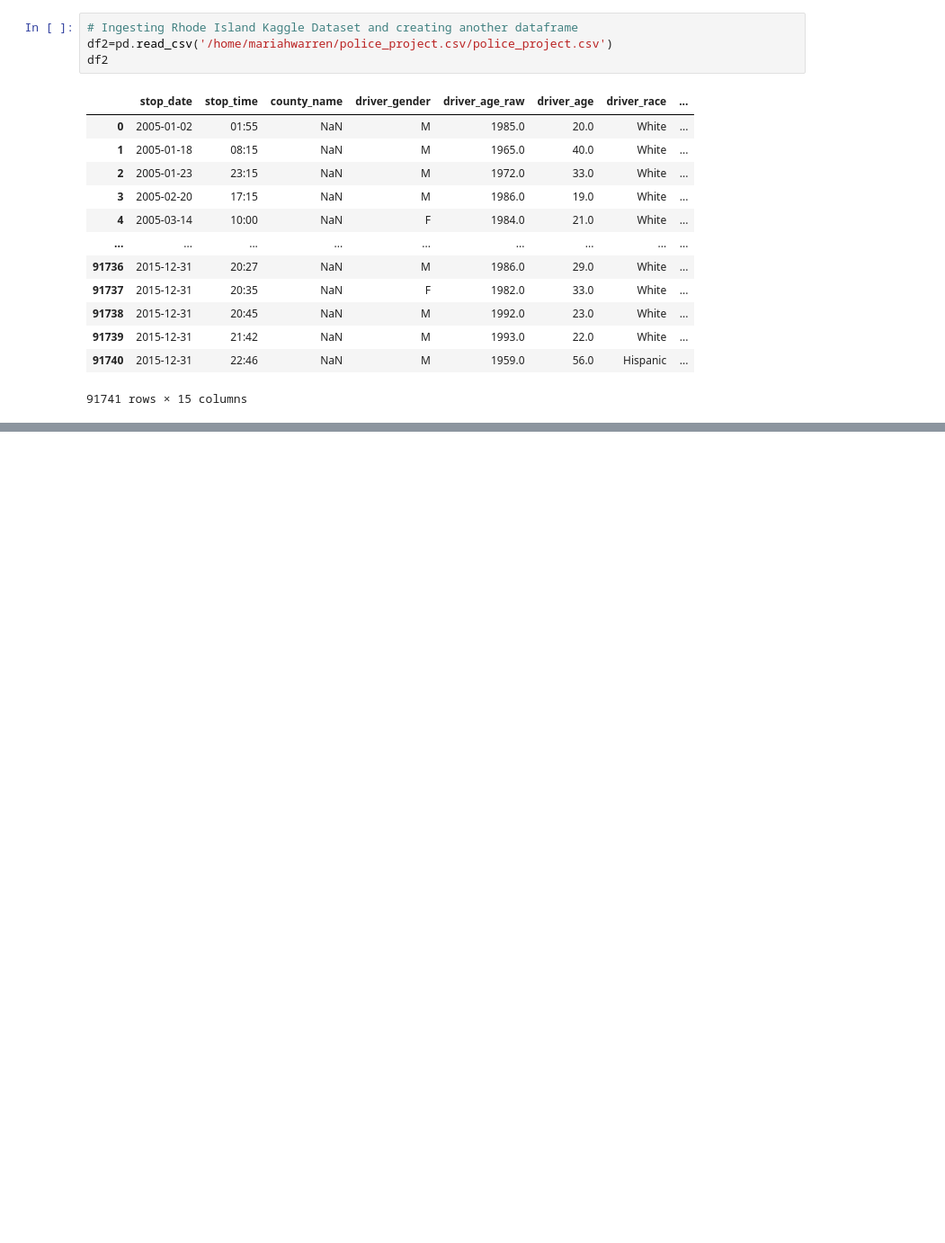
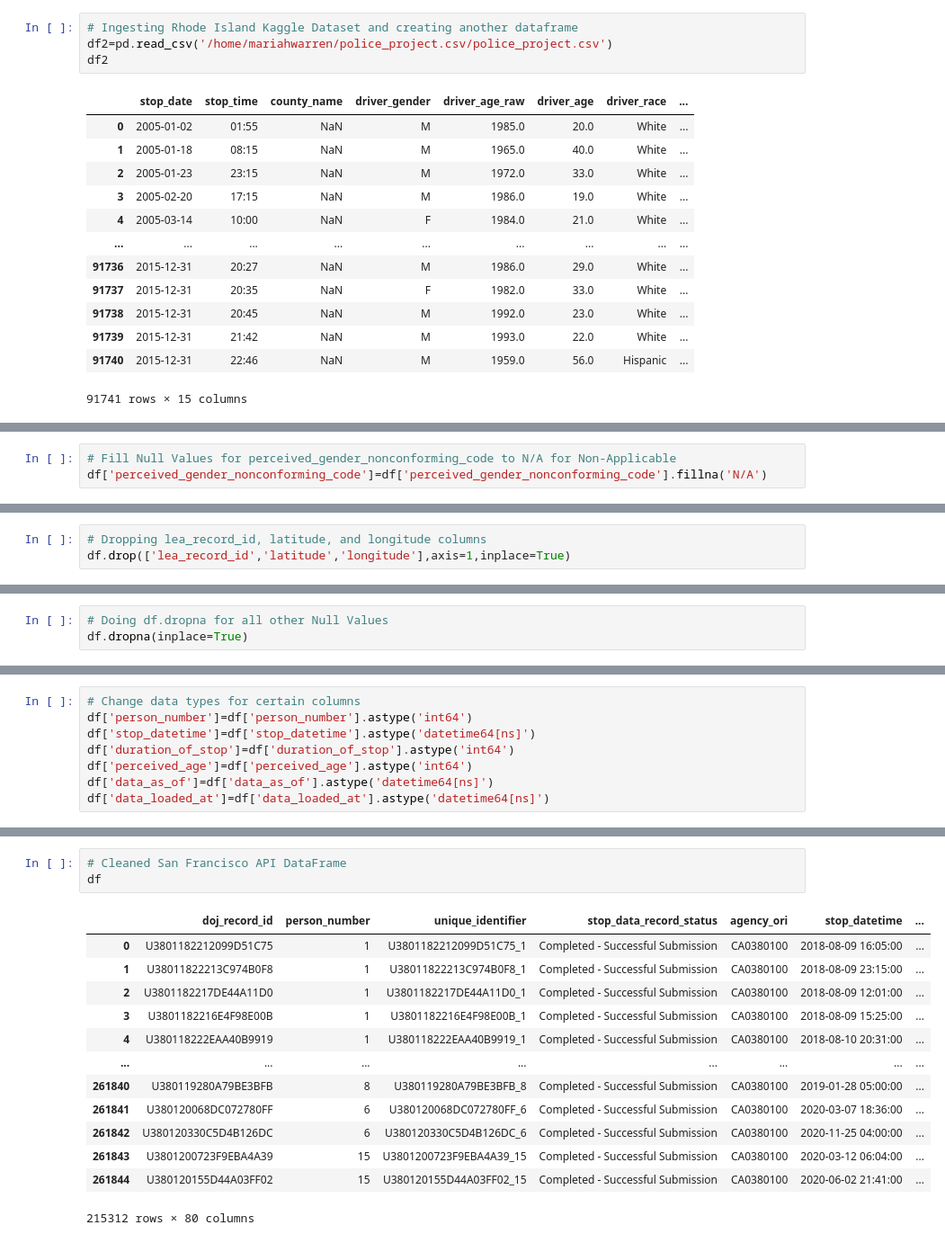
Before and after one commit to JahairaM/Police-Report, a Jupyter notebook: DataWPythonFinalProject.ipynb, the cells around one changed output, grey strips where cells are left out. Shown at 90% size. Saved outputs shown, nothing was run; the diff lists cells and outputs as text; blank space fills up the shorter version.

```diff
--- a/DataWPythonFinalProject.ipynb
+++ b/DataWPythonFinalProject.ipynb
@@ -73,0 +278,3 @@ df2
+# %%
+# Fill Null Values for perceived_gender_nonconforming_code to N/A for Non-Applicable
+df['perceived_gender_nonconforming_code']=df['perceived_gender_nonconforming_code'].fillna('N/A')
@@ -73,0 +302,3 @@ df2
+# %%
+# Dropping lea_record_id, latitude, and longitude columns
+df.drop(['lea_record_id','latitude','longitude'],axis=1,inplace=True)
@@ -73,0 +326,3 @@ df2
+# %%
+# Doing df.dropna for all other Null Values
+df.dropna(inplace=True)
@@ -73,0 +350,8 @@ df2
+# %%
+# Change data types for certain columns
+df['person_number']=df['person_number'].astype('int64')
+df['stop_datetime']=df['stop_datetime'].astype('datetime64[ns]')
+df['duration_of_stop']=df['duration_of_stop'].astype('int64')
+df['perceived_age']=df['perceived_age'].astype('int64')
+df['data_as_of']=df['data_as_of'].astype('datetime64[ns]')
+df['data_loaded_at']=df['data_loaded_at'].astype('datetime64[ns]')
@@ -73,0 +402,17 @@ df2
+# %%
+# Cleaned San Francisco API DataFrame
+df
+# %% [output]
+|  | doj_record_id | person_number | unique_identifier | stop_data_record_status | agency_ori | stop_datetime | ... |
+| 0 | U3801182212099D51C75 | 1 | U3801182212099D51C75_1 | Completed - Successful Submission | CA0380100 | 2018-08-09 16:05:00 | ... |
+| 1 | U38011822213C974B0F8 | 1 | U38011822213C974B0F8_1 | Completed - Successful Submission | CA0380100 | 2018-08-09 23:15:00 | ... |
+| 2 | U3801182217DE44A11D0 | 1 | U3801182217DE44A11D0_1 | Completed - Successful Submission | CA0380100 | 2018-08-09 12:01:00 | ... |
+| 3 | U3801182216E4F98E00B | 1 | U3801182216E4F98E00B_1 | Completed - Successful Submission | CA0380100 | 2018-08-09 15:25:00 | ... |
+| 4 | U380118222EAA40B9919 | 1 | U380118222EAA40B9919_1 | Completed - Successful Submission | CA0380100 | 2018-08-10 20:31:00 | ... |
+| ... | ... | ... | ... | ... | ... | ... | ... |
+| 261840 | U380119280A79BE3BFB | 8 | U380119280A79BE3BFB_8 | Completed - Successful Submission | CA0380100 | 2019-01-28 05:00:00 | ... |
+| 261841 | U380120068DC072780FF | 6 | U380120068DC072780FF_6 | Completed - Successful Submission | CA0380100 | 2020-03-07 18:36:00 | ... |
+| 261842 | U380120330C5D4B126DC | 6 | U380120330C5D4B126DC_6 | Completed - Successful Submission | CA0380100 | 2020-11-25 04:00:00 | ... |
+| 261843 | U3801200723F9EBA4A39 | 15 | U3801200723F9EBA4A39_15 | Completed - Successful Submission | CA0380100 | 2020-03-12 06:04:00 | ... |
+| 261844 | U380120155D44A03FF02 | 15 | U380120155D44A03FF02_15 | Completed - Successful Submission | CA0380100 | 2020-06-02 21:41:00 | ... |
+215312 rows × 80 columns
```
Also changed, not shown: parts of 38 cells of this notebook.
